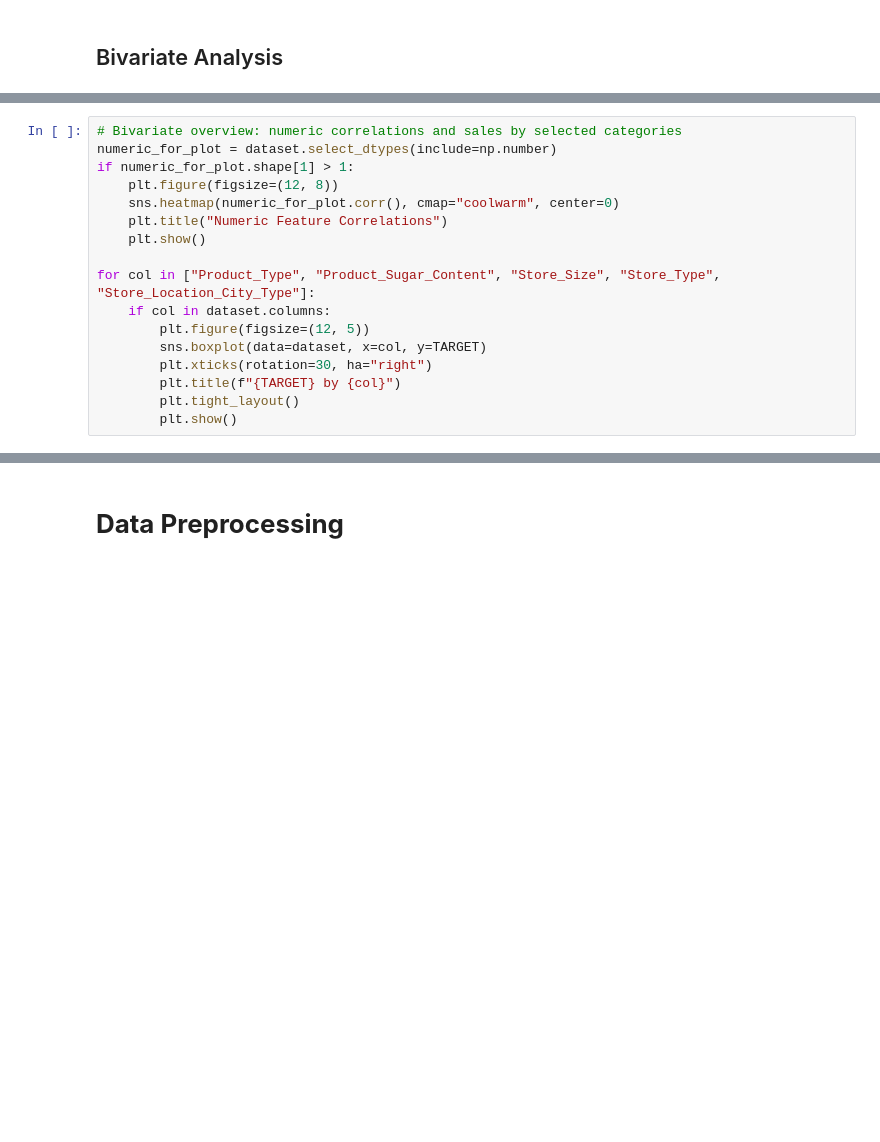
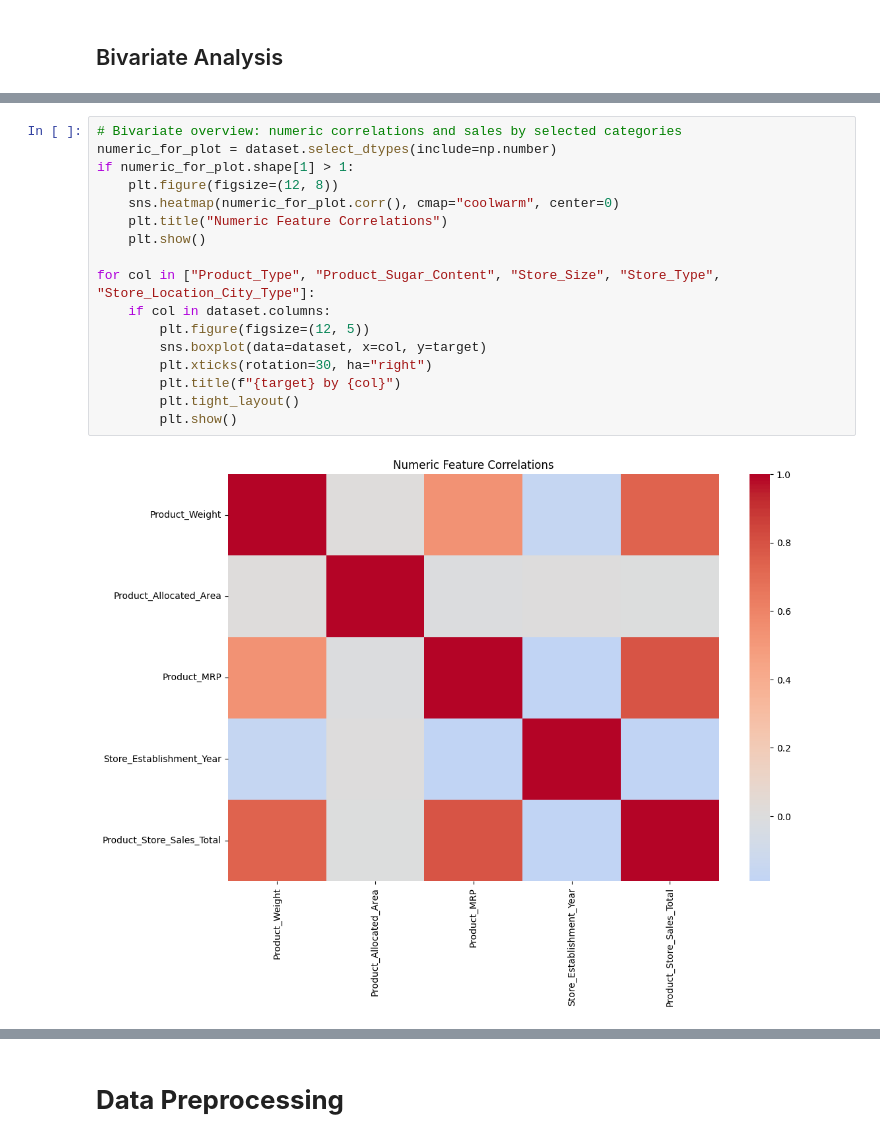
Before and after one commit to SarojaDadi/SuperKart_Full_Code_Version, a Jupyter notebook: SuperKart_Model_Refactored.ipynb, the cells around one changed output, grey strips where cells are left out. Saved outputs shown, nothing was run; the diff lists cells and outputs as text; blank space fills up the shorter version.

```diff
--- a/SuperKart_Model_Refactored.ipynb
+++ b/SuperKart_Model_Refactored.ipynb
@@ -343,17 +358,19 @@ plt.show()
 # %%
 # Bivariate overview: numeric correlations and sales by selected categories
 numeric_for_plot = dataset.select_dtypes(include=np.number)
 if numeric_for_plot.shape[1] > 1:
     plt.figure(figsize=(12, 8))
     sns.heatmap(numeric_for_plot.corr(), cmap="coolwarm", center=0)
     plt.title("Numeric Feature Correlations")
     plt.show()
 
 for col in ["Product_Type", "Product_Sugar_Content", "Store_Size", "Store_Type", "Store_Location_City_Type"]:
     if col in dataset.columns:
         plt.figure(figsize=(12, 5))
-        sns.boxplot(data=dataset, x=col, y=TARGET)
+        sns.boxplot(data=dataset, x=col, y=target)
         plt.xticks(rotation=30, ha="right")
-        plt.title(f"{TARGET} by {col}")
+        plt.title(f"{target} by {col}")
         plt.tight_layout()
         plt.show()
+# %% [output]
+[figure, added]
```
Also changed, not shown: parts of 3 cells of this notebook.
